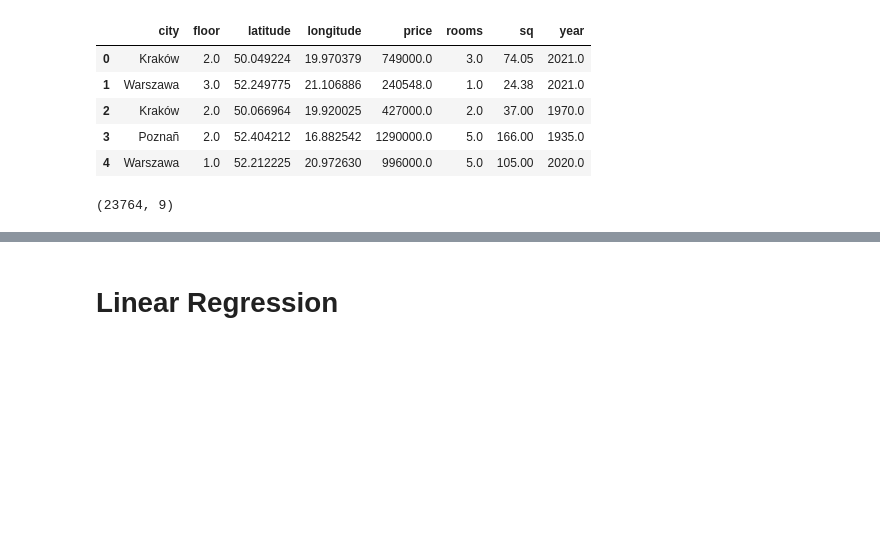
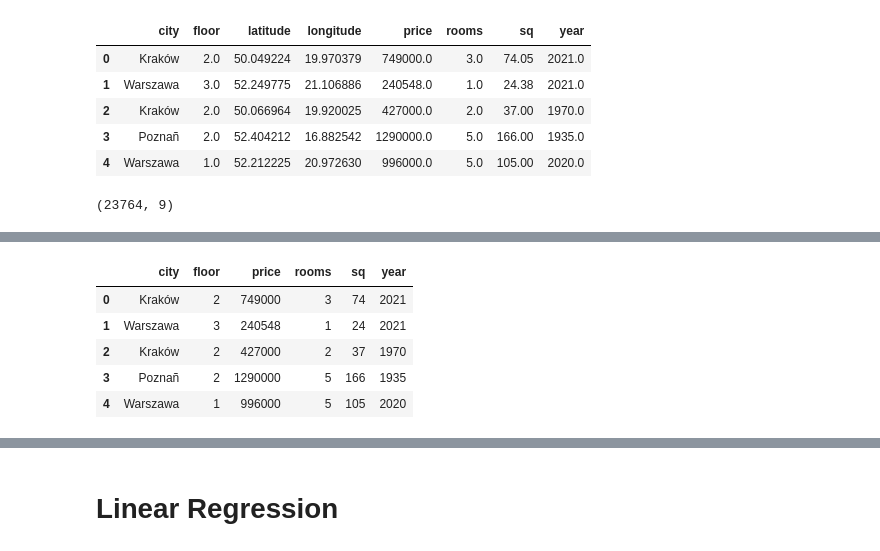
Before and after one commit to am-tropin/poland-apartment-prices, a Jupyter notebook: poland prices - regression.ipynb, the cells around one changed output, grey strips where cells are left out. Saved outputs shown, nothing was run; the diff lists cells and outputs as text; code cells hidden in the pictures; blank space fills up the shorter version.

```diff
--- a/poland prices - regression.ipynb
+++ b/poland prices - regression.ipynb
@@ -69 +95,17 @@ price_df.shape
+# %%
+price_df['floor'] = price_df['floor'].astype('int')
+price_df['price'] = price_df['price'].astype('int')
+price_df['price'] = price_df['price'].astype('int')
+price_df['rooms'] = price_df['rooms'].astype('int')
+price_df['sq'] = price_df['sq'].astype('int')
+price_df['year'] = price_df['year'].astype('int')
+price_df2 = price_df.drop(['latitude', 'longitude'], axis=1)
+price_df2.head()
+# %% [output]
+|  | city | floor | price | rooms | sq | year |
+| 0 | Kraków | 2 | 749000 | 3 | 74 | 2021 |
+| 1 | Warszawa | 3 | 240548 | 1 | 24 | 2021 |
+| 2 | Kraków | 2 | 427000 | 2 | 37 | 1970 |
+| 3 | Poznañ | 2 | 1290000 | 5 | 166 | 1935 |
+| 4 | Warszawa | 1 | 996000 | 5 | 105 | 2020 |
 # %%
```
Also changed, not shown: parts of 25 cells of this notebook.
